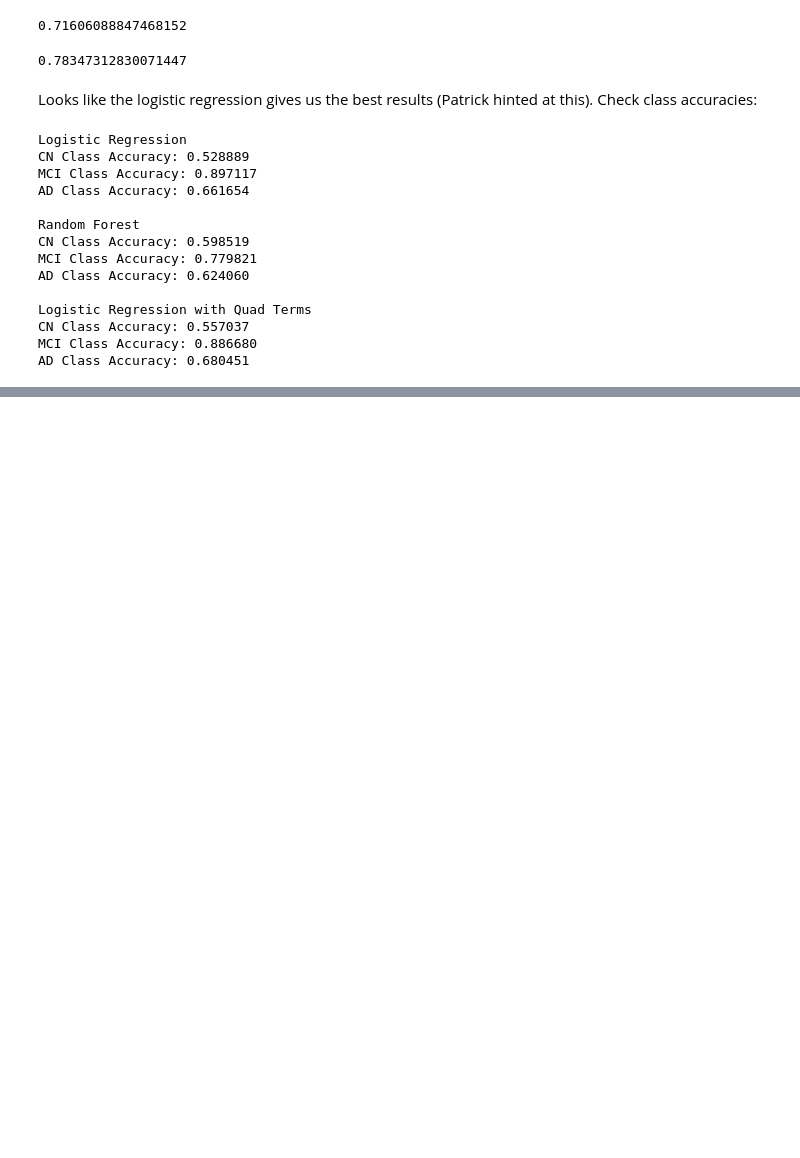
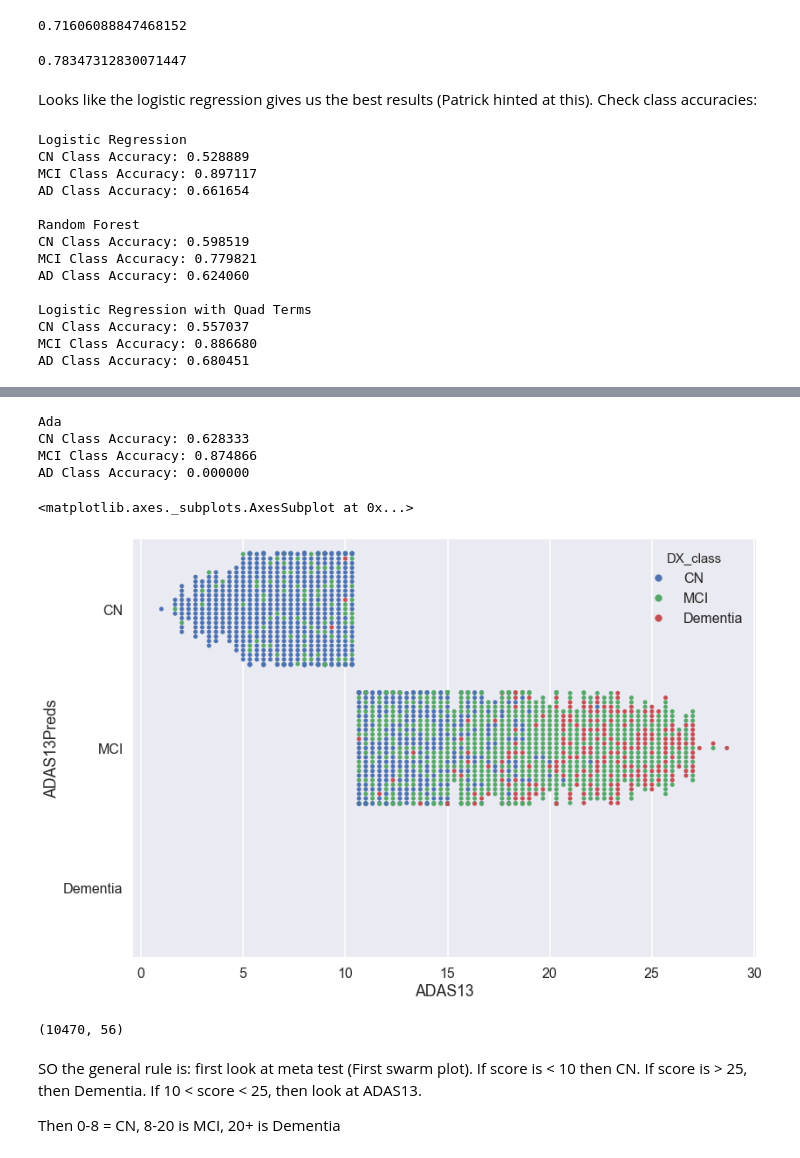
Before and after one commit to agasthyaps/CS109-Final, a Jupyter notebook: ADNI Project (Messing around with Classification).ipynb, the cells around one changed output, grey strips where cells are left out. Cells and saved outputs as stored; diff of their text form; code cells hidden in the pictures; blank space fills up the shorter version.

```diff
--- a/ADNI Project (Messing around with Classification).ipynb
+++ b/ADNI Project (Messing around with Classification).ipynb
@@ -414,0 +544,44 @@ meta_dx.head()
+# %%
+ada.fit(x2,y2)
+conf_mat(ada,Xt2,yt2,"Ada")
+# %% [output]
+Ada
+CN Class Accuracy: 0.628333
+MCI Class Accuracy: 0.874866
+AD Class Accuracy: 0.000000
+# %%
+mci_preds = ada.predict(mci_df.ADAS13.values.reshape(-1,1))
+# %%
+mci_df['ADAS13Preds'] = mci_preds
+pred_class=[]
+for i in mci_df.ADAS13Preds.values:
+    if i == 0:
+        pred_class.append('CN')
+    elif i == 1:
+        pred_class.append('MCI')
+    elif i == 2:
+        pred_class.append('Dementia')
+mci_df['ADAS13Preds'] = pred_class
+# %%
+pred_class=[]
+for i in mci_df.DX_class.values:
+    if i == 0:
+        pred_class.append('CN')
+    elif i == 1:
+        pred_class.append('MCI')
+    elif i == 2:
+        pred_class.append('Dementia')
+mci_df['DX_class'] = pred_class
+# %%
+sns.swarmplot(x="ADAS13", y="ADAS13Preds",hue="DX_class", data=mci_df.head(2000),order=['CN','MCI','Dementia'])
+# %% [output]
+<matplotlib.axes._subplots.AxesSubplot at 0x...>
+[figure, added]
+# %%
+mci_df.shape
+# %% [output]
+(10470, 56)
+# %% [markdown]
+SO the general rule is: first look at meta test (First swarm plot). If score is < 10 then CN. If score is > 25, then Dementia. If 10 < score < 25, then look at ADAS13.
+
+Then 0-8 = CN, 8-20 is MCI, 20+ is Dementia
```
Also changed, not shown: parts of 20 cells of this notebook.
